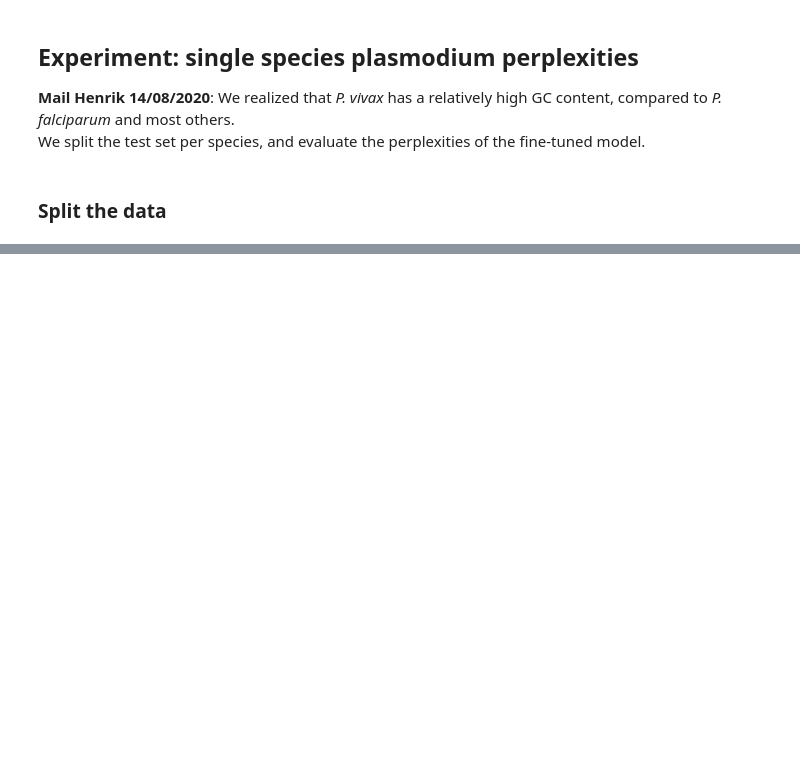
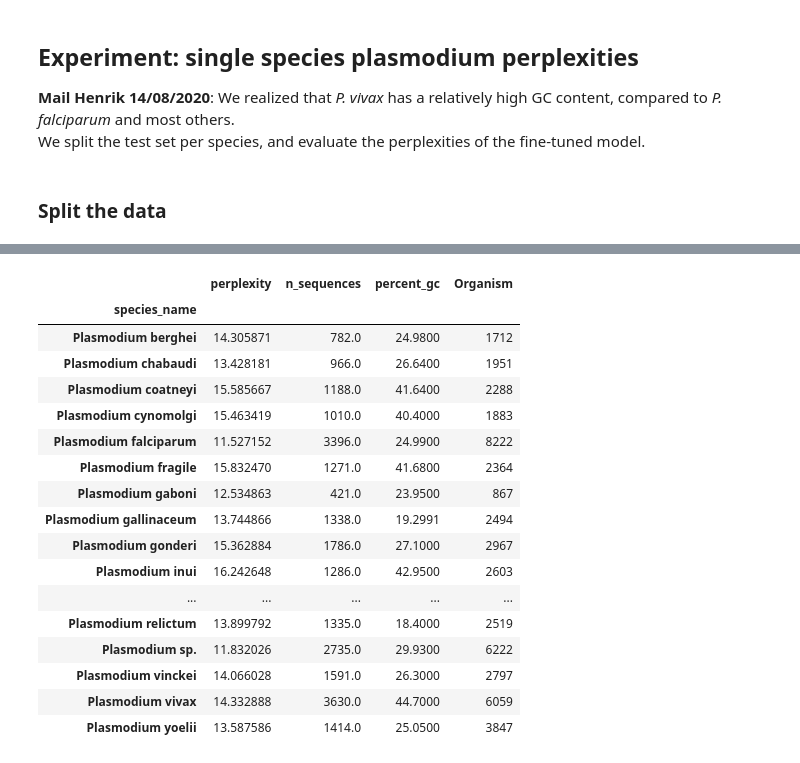
Before and after one commit to fteufel/master-thesis, a Jupyter notebook: perplexity_experiments/species_level_perplexities.ipynb, the cells around one changed output, grey strips where cells are left out. Saved outputs shown, nothing was run; the diff lists cells and outputs as text; code cells hidden in the pictures; blank space fills up the shorter version.

```diff
--- a/perplexity_experiments/species_level_perplexities.ipynb
+++ b/perplexity_experiments/species_level_perplexities.ipynb
@@ -106,0 +85,21 @@ pd.DataFrame([pd.Series(testdict), pd.Series(lendict)], index = ['perplexity', '
+# %%
+df_summary.join(df_train)
+# %% [output]
+|  | perplexity | n_sequences | percent_gc | Organism |
+| species_name |  |  |  |  |
+| Plasmodium berghei | 14.305871 | 782.0 | 24.9800 | 1712 |
+| Plasmodium chabaudi | 13.428181 | 966.0 | 26.6400 | 1951 |
+| Plasmodium coatneyi | 15.585667 | 1188.0 | 41.6400 | 2288 |
+| Plasmodium cynomolgi | 15.463419 | 1010.0 | 40.4000 | 1883 |
+| Plasmodium falciparum | 11.527152 | 3396.0 | 24.9900 | 8222 |
+| Plasmodium fragile | 15.832470 | 1271.0 | 41.6800 | 2364 |
+| Plasmodium gaboni | 12.534863 | 421.0 | 23.9500 | 867 |
+| Plasmodium gallinaceum | 13.744866 | 1338.0 | 19.2991 | 2494 |
+| Plasmodium gonderi | 15.362884 | 1786.0 | 27.1000 | 2967 |
+| Plasmodium inui | 16.242648 | 1286.0 | 42.9500 | 2603 |
+| ... | ... | ... | ... | ... |
+| Plasmodium relictum | 13.899792 | 1335.0 | 18.4000 | 2519 |
+| Plasmodium sp. | 11.832026 | 2735.0 | 29.9300 | 6222 |
+| Plasmodium vinckei | 14.066028 | 1591.0 | 26.3000 | 2797 |
+| Plasmodium vivax | 14.332888 | 3630.0 | 44.7000 | 6059 |
+| Plasmodium yoelii | 13.587586 | 1414.0 | 25.0500 | 3847 |
```
Also changed, not shown: parts of 16 cells of this notebook.
